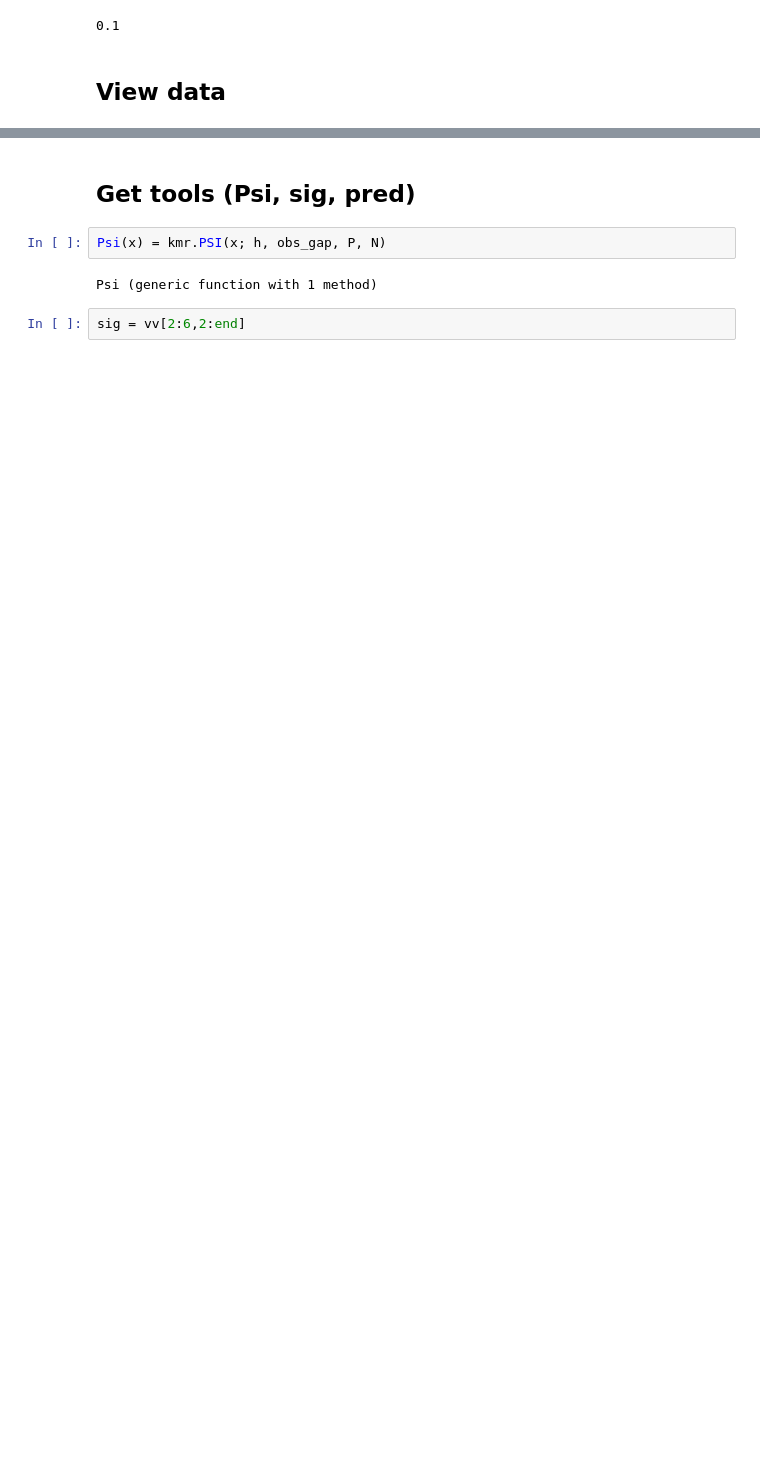
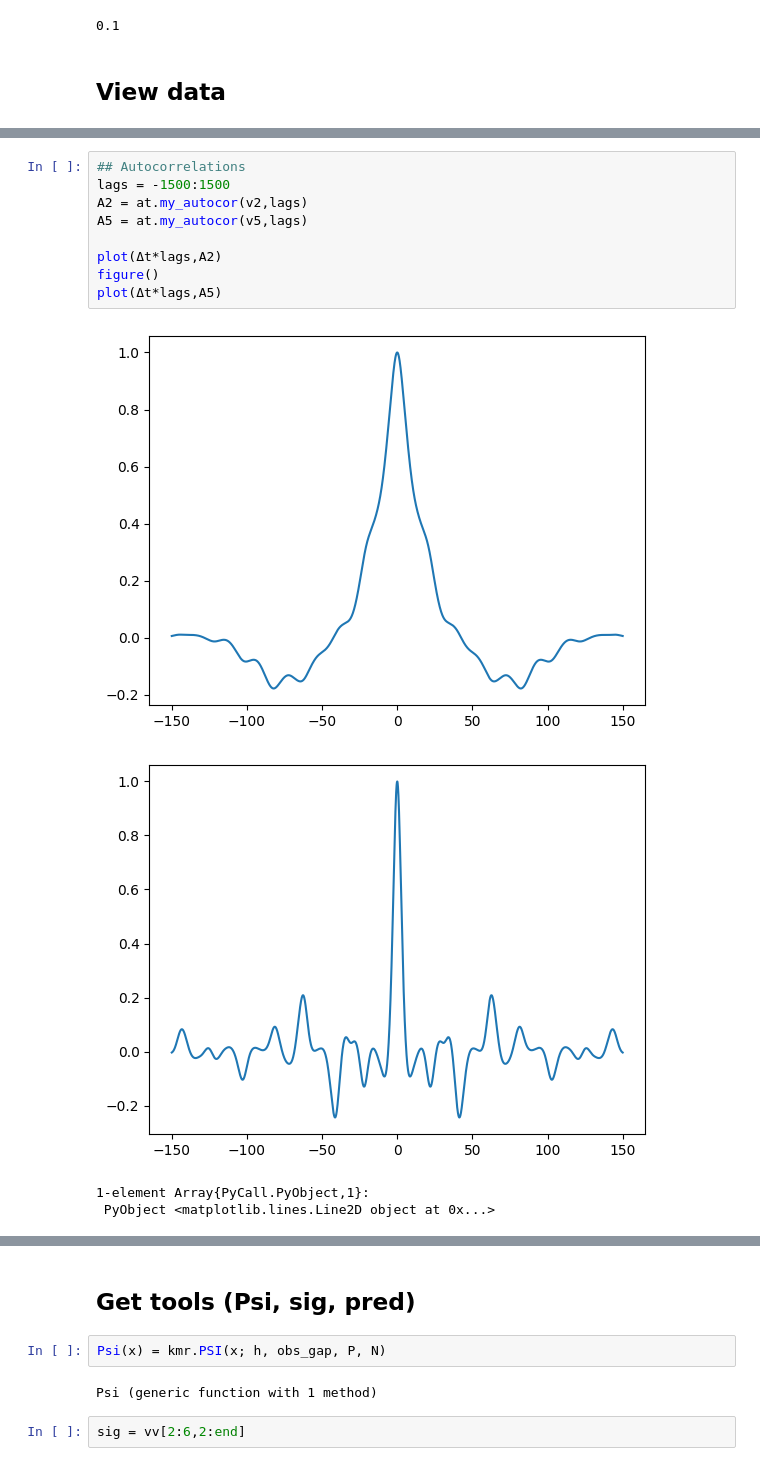
Before and after one commit to JaredMcB/DDRM, a Jupyter notebook: Examples/KSE/KSE_data_analyzer.ipynb, the cells around one changed output, grey strips where cells are left out. Saved outputs shown, nothing was run; the diff lists cells and outputs as text; blank space fills up the shorter version.

```diff
--- a/Examples/KSE/KSE_data_analyzer.ipynb
+++ b/Examples/KSE/KSE_data_analyzer.ipynb
@@ -54,0 +79,14 @@ PyObject <matplotlib.image.AxesImage object at 0x...>
+# %%
+## Autocorrelations
+lags = -1500:1500
+A2 = at.my_autocor(v2,lags)
+A5 = at.my_autocor(v5,lags)
+
+plot(Δt*lags,A2)
+figure()
+plot(Δt*lags,A5)
+# %% [output]
+[figure, added]
+[figure, added]
+1-element Array{PyCall.PyObject,1}:
+ PyObject <matplotlib.lines.Line2D object at 0x...>
```
Also changed, not shown: parts of 13 cells of this notebook, 2 other files.
